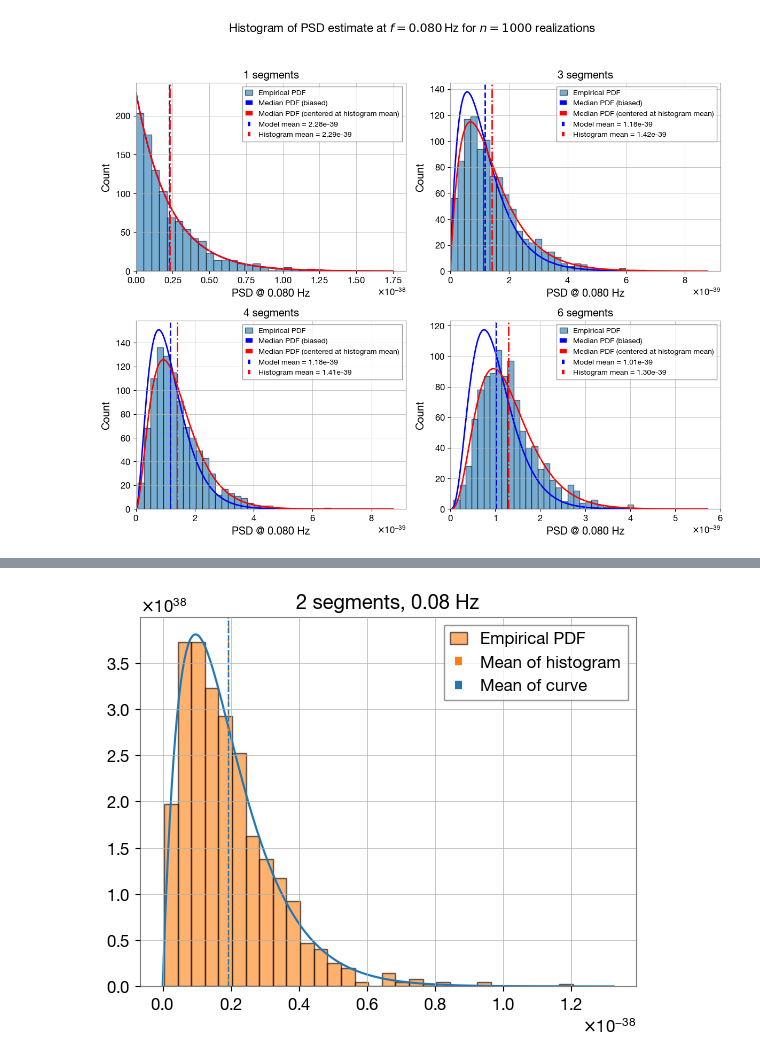
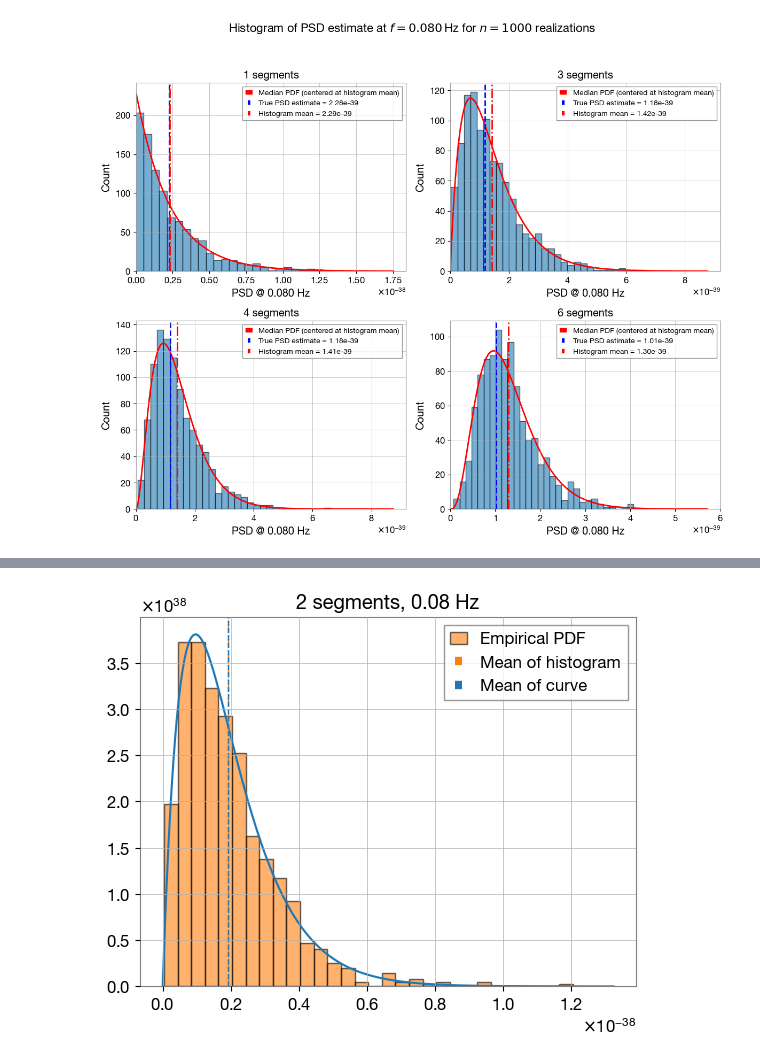
Before and after one commit to AkmDgreat/AkshatLISA, a Jupyter notebook: AkshatLISA/main_notebooks/psdNoiseMedianHistogram.ipynb, the cells around one changed output, grey strips where cells are left out. Saved outputs shown, nothing was run; the diff lists cells and outputs as text; code cells hidden in the pictures.

```diff
--- a/AkshatLISA/main_notebooks/psdNoiseMedianHistogram.ipynb
+++ b/AkshatLISA/main_notebooks/psdNoiseMedianHistogram.ipynb
@@ -84,35 +99,36 @@ seg_counts      = []
 
 for nperseg in nperseg_list:
     f_noise, noise_psds, nseg = n_noise_psds(
         time_noises, fs, nperseg,
         noverlap=noverlap,
         method='median'
     )
     psd_vals, orig_val, chosen_freq, _ = compute_psd_noise_distribution(
         orig_psd, f_orig, noise_psds, f_noise,
         fraction=fraction
     )
     noise_vals_list.append(psd_vals)
     freq_list.append(chosen_freq)
     N_list.append(nseg[0])
     seg_counts.append(nseg[0])
 
 main_title = (
     fr"Histogram of PSD estimate at $f={freq_list[0]:.3f}\,$Hz "
     fr"for $n={len(noise_vals_list[0])}$ realizations"
 )
 
 plot_psd_noise_median_histogram_two_cross_two(
     noise_vals_list,
     freq_list,
     N_list,
     seg_counts,
     median_pdf_fn=median_pdf,
     main_title=main_title,
-    n_bins=30
+    n_bins=30,
+    show_biased_hist=False
 )
 # %% [output]
-[figure, old version]
+[figure, new version]
 # %%
 fraction     = 0.7
 noverlap     = 0
```
Also changed, not shown: parts of 7 cells of this notebook, 12 other files.
